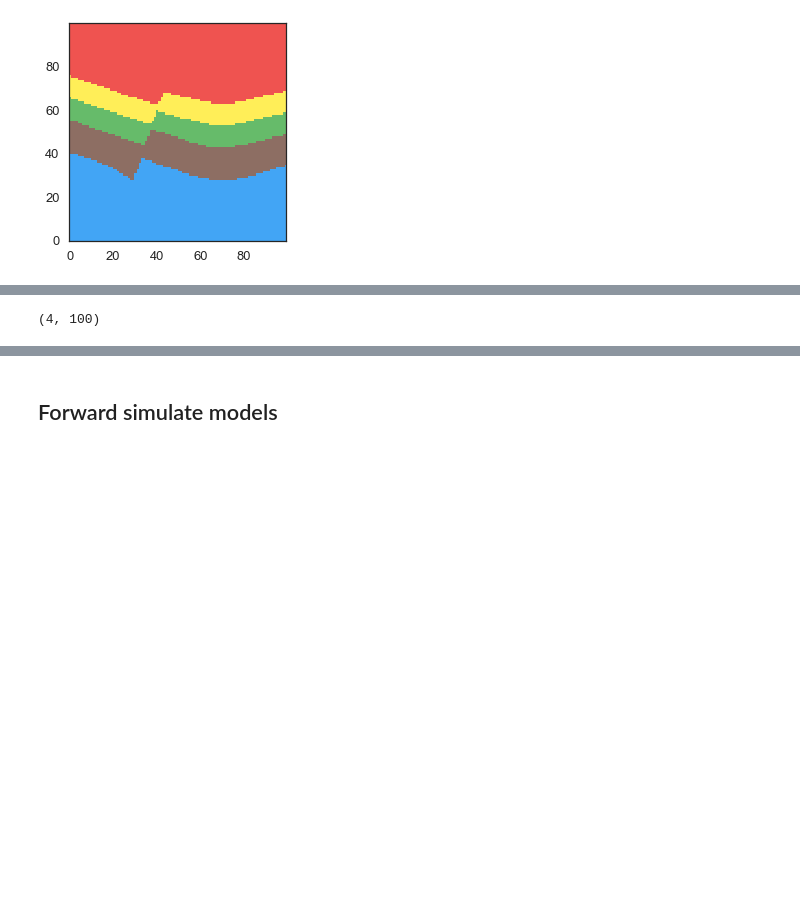
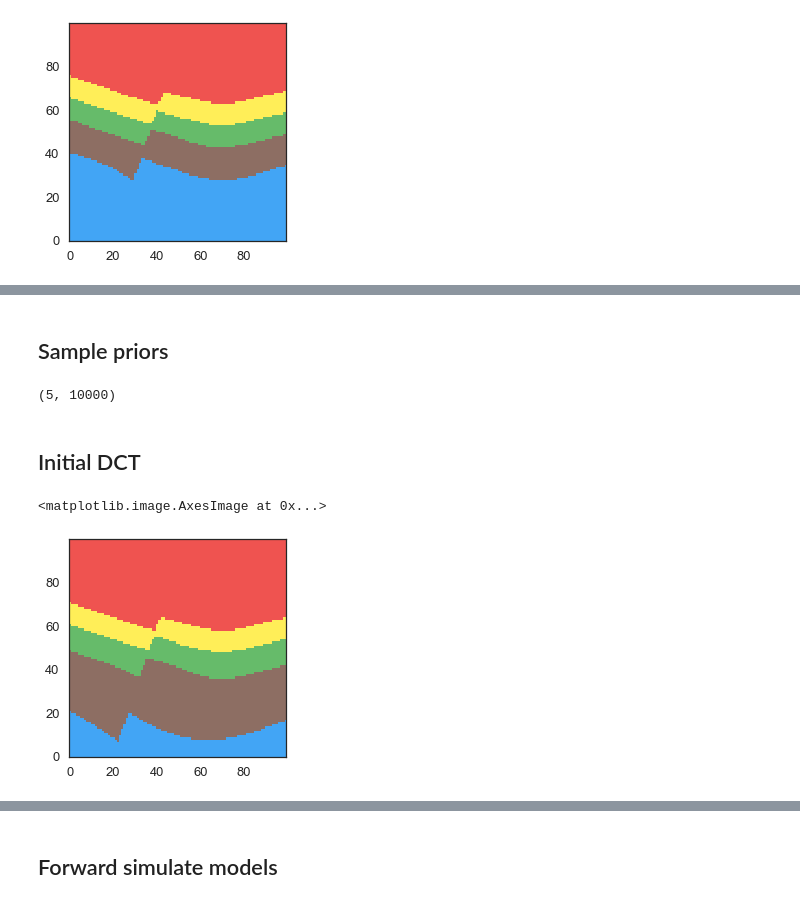
Before and after one commit to alex-schaaf/abc-geomodeling, a Jupyter notebook: gempy_dct_abc.ipynb, the cells around one changed output, grey strips where cells are left out. Saved outputs shown, nothing was run; the diff lists cells and outputs as text; code cells hidden in the pictures; blank space fills up the shorter version.

```diff
--- a/gempy_dct_abc.ipynb
+++ b/gempy_dct_abc.ipynb
@@ -65,12 +73,40 @@ for fmt in geo_data.formations.index:
+# %% [markdown]
+## Sample priors
 # %%
 # sample
-n_iter = 1000
+n_iter = 10000
 prior_samples = []
 for prior in priors:
     prior_samples.append(prior.rvs(n_iter))
 
 prior_samples = np.array(prior_samples)
+prior_samples.shape
+# %% [output]
+(5, 10000)
-# %%
-prior_samples.shape
-# %% [output]
-(4, 100)
+# %% [markdown]
+## Initial DCT
+# %%
+from scipy import fftpack
+
+
+def get_2D_dct(img):
+    """Get 2D Cosine Transform of Image"""
+    return fftpack.dct(fftpack.dct(img.T, norm='ortho', type=2).T, norm='ortho', type=2)
+
+
+def get_2d_idct(coefficients):
+    """Get 2D Inverse Cosine Transform of Image"""
+    return fftpack.idct(fftpack.idct(coefficients.T, norm='ortho', type=2).T, norm='ortho', type=2)
+
+
+def get_reconstructed_image(raw):
+    img = raw.clip(0, 255)
+    img = img.astype('uint8')
+    return img
+# %%
+dct_init = get_2D_dct(lb_init[0].reshape(100,100))
+model_reconstructed = get_reconstructed_image(get_2d_idct(dct_init))
+plt.imshow(model_reconstructed.T, origin="lower", cmap=gp.plotting.colors.cmap, norm=gp.plotting.colors.norm)
+# %% [output]
+<matplotlib.image.AxesImage at 0x...>
+[figure, added]
```
Also changed, not shown: parts of 37 cells of this notebook.
